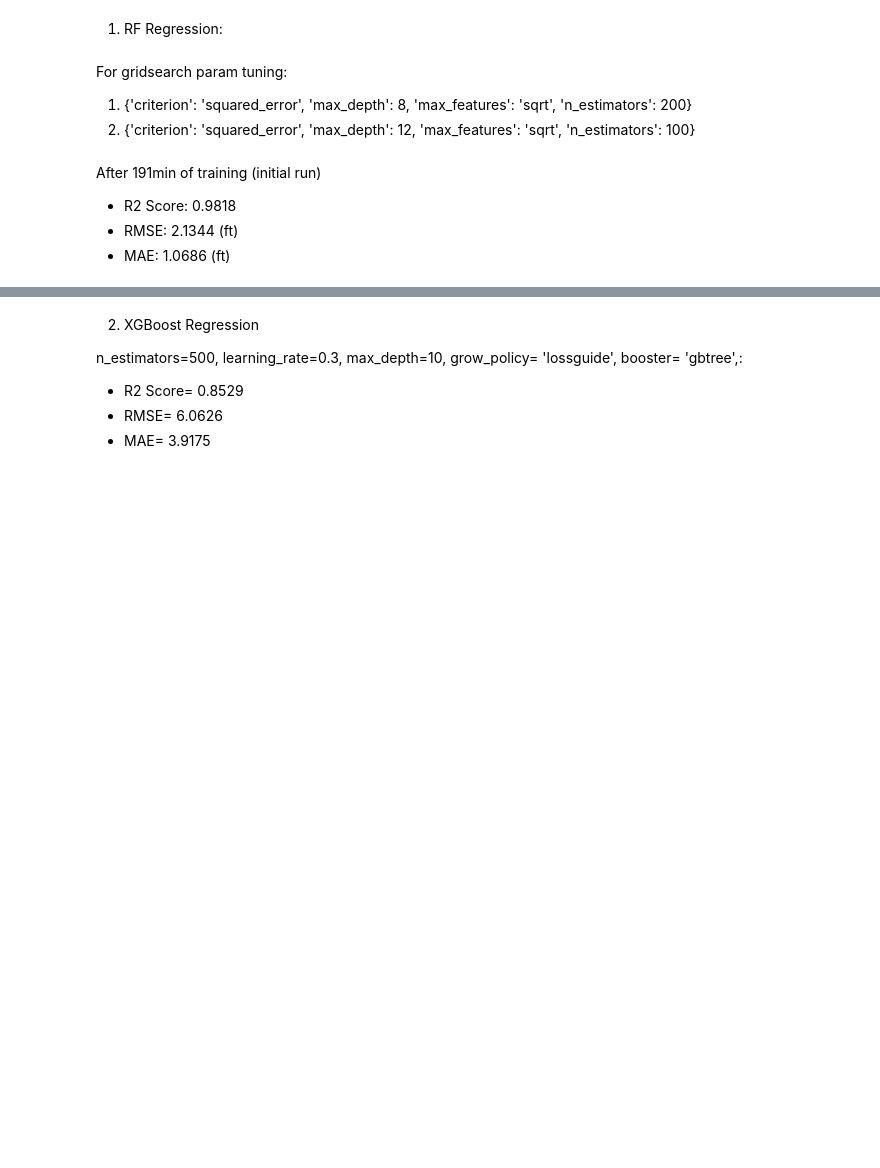
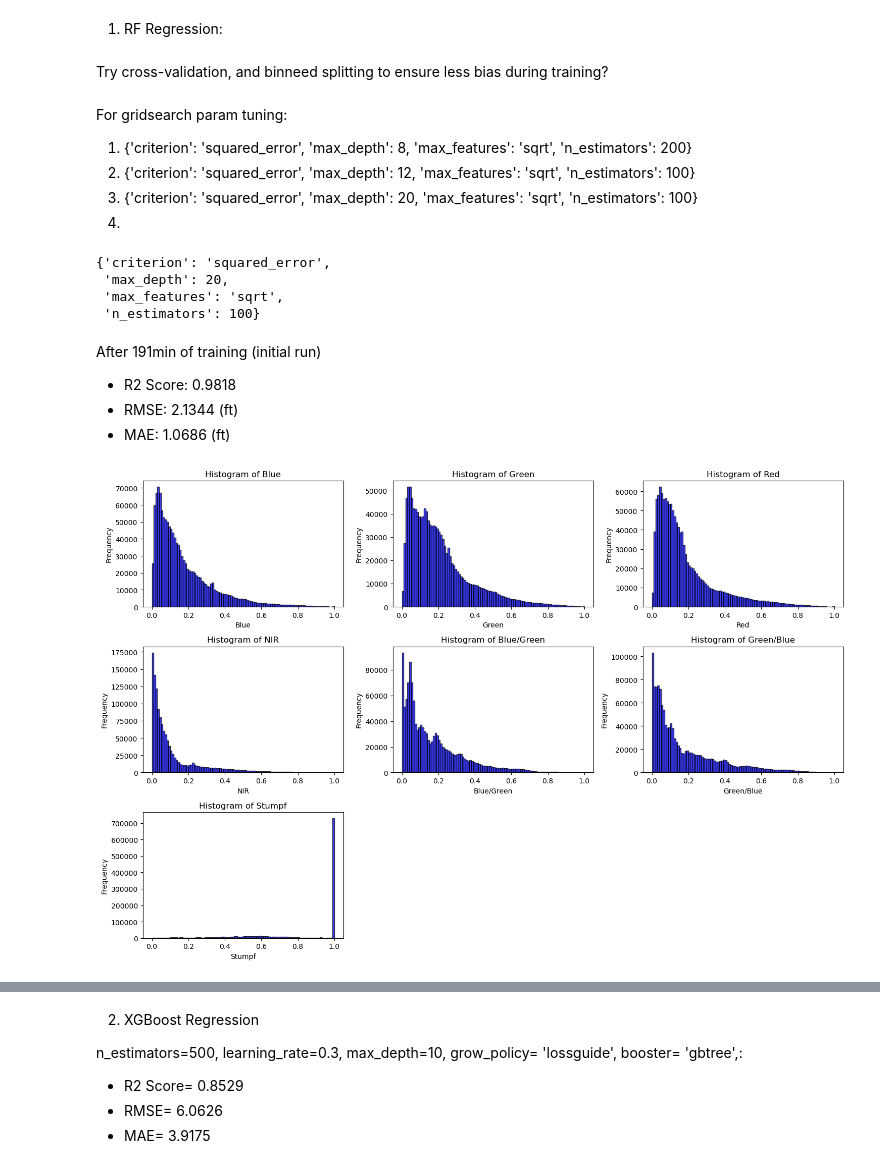
Before and after one commit to SOILSAT/Sat_Info, a Jupyter notebook: SDB/03_train_model.ipynb, the cells around one changed output, grey strips where cells are left out. Drawn from its saved outputs; the diff is of its cells as text; code cells hidden in the pictures; blank space fills up the shorter version.

Commit message:
train model. look at histograms. try to understand log normalization. sometimes research hard. model kind of work very very well?

```diff
--- a/SDB/03_train_model.ipynb
+++ b/SDB/03_train_model.ipynb
@@ -267,5 +271,7 @@ print("Testing set size:", X_test.shape[0])
 # %% [markdown]
 1. RF Regression:
+# %% [markdown]
+Try cross-validation, and binneed splitting to ensure less bias during training?
 # %% [markdown]
 For gridsearch param tuning:
 1. {'criterion': 'squared_error',
@@ -276,12 +282,17 @@ For gridsearch param tuning:
  'max_depth': 12,
  'max_features': 'sqrt',
  'n_estimators': 100}
+3. {'criterion': 'squared_error',
+ 'max_depth': 20,
+ 'max_features': 'sqrt',
+ 'n_estimators': 100}
+ 4.
 # %%
 param_grid = {
-    'n_estimators': [100, 200, 300],
+    'min_samples_split': [2, 4, 6, 8],
     'max_features': ['sqrt'],
-    'max_depth' : [8, 10, 12],
     'criterion' :['squared_error'],
+    'min_samples_leaf':
 }
 
 rfr = RandomForestRegressor(n_jobs=18, random_state=42)
@@ -290,8 +301,34 @@ rfr = RandomForestRegressor(n_jobs=18, random_state=42)
 CV_rfr = GridSearchCV(estimator=rfr, param_grid=param_grid, cv= 5)
 CV_rfr.fit(X_train, y_train)
 CV_rfr.best_params_
+# %% [output]
+{'criterion': 'squared_error',
+ 'max_depth': 20,
+ 'max_features': 'sqrt',
+ 'n_estimators': 100}
 # %% [markdown]
 After 191min of training (initial run)
 - R2 Score: 0.9818
 - RMSE: 2.1344      (ft)
 - MAE: 1.0686       (ft)
+# %%
+def plot_histograms(df):
+    num_columns = min(7, len(df.columns))  # Limit to 7 columns
+    plt.figure(figsize=(15, 10))  # Adjust the figure size
+
+    for i in range(num_columns):
+        plt.subplot(3, 3, i + 1)  # Create a grid for plots (3x3 max)
+        column = df.columns[i]
+        plt.hist(df[column], bins=100, alpha=0.75, color='blue', edgecolor='black')
+        plt.title(f'Histogram of {column}')
+        plt.xlabel(column)
+        plt.ylabel('Frequency')
+
+    plt.tight_layout()
+    plt.show()
+
+# Example Usage:
+# Assuming `df` is your DataFrame
+plot_histograms(X_val)
+# %% [output]
+[figure, added]
```
Also changed, not shown: parts of 6 cells of this notebook.
